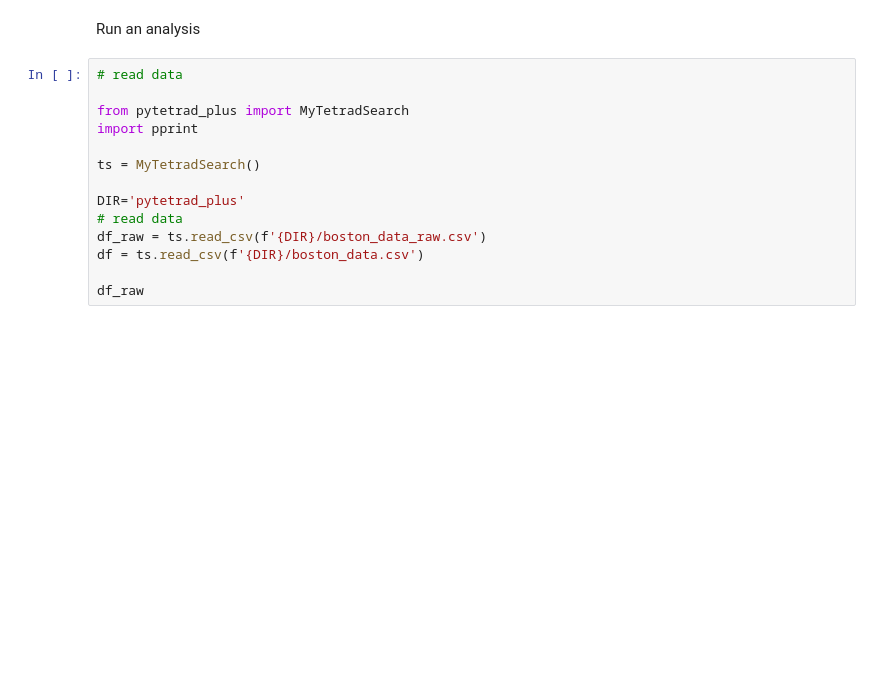
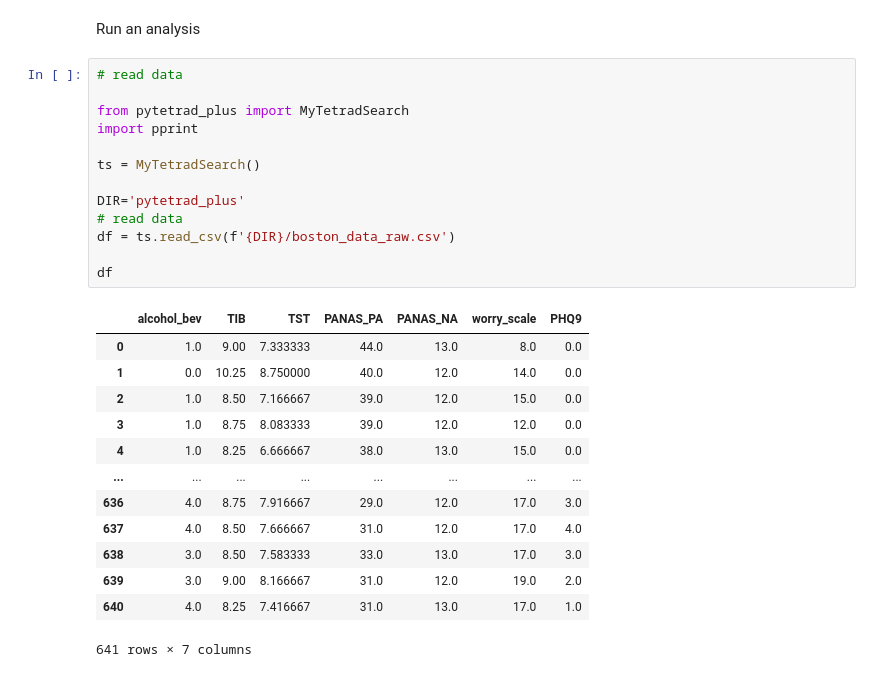
Before and after one commit to kelvinlim/pytetrad_plus, a Jupyter notebook: mypytetrad.ipynb, the cells around one changed output. Saved outputs shown, nothing was run; the diff lists cells and outputs as text; blank space fills up the shorter version.

```diff
--- a/mypytetrad.ipynb
+++ b/mypytetrad.ipynb
@@ -14,17 +17,30 @@ Run an analysis
 # %%
 # read data
 
 from pytetrad_plus import MyTetradSearch
 import pprint
 
 ts = MyTetradSearch()
 
 DIR='pytetrad_plus'
 # read data
-df_raw = ts.read_csv(f'{DIR}/boston_data_raw.csv')
-df = ts.read_csv(f'{DIR}/boston_data.csv')
+df = ts.read_csv(f'{DIR}/boston_data_raw.csv')
 
-df_raw
+df
+# %% [output]
+|  | alcohol_bev | TIB | TST | PANAS_PA | PANAS_NA | worry_scale | PHQ9 |
+| 0 | 1.0 | 9.00 | 7.333333 | 44.0 | 13.0 | 8.0 | 0.0 |
+| 1 | 0.0 | 10.25 | 8.750000 | 40.0 | 12.0 | 14.0 | 0.0 |
+| 2 | 1.0 | 8.50 | 7.166667 | 39.0 | 12.0 | 15.0 | 0.0 |
+| 3 | 1.0 | 8.75 | 8.083333 | 39.0 | 12.0 | 12.0 | 0.0 |
+| 4 | 1.0 | 8.25 | 6.666667 | 38.0 | 13.0 | 15.0 | 0.0 |
+| ... | ... | ... | ... | ... | ... | ... | ... |
+| 636 | 4.0 | 8.75 | 7.916667 | 29.0 | 12.0 | 17.0 | 3.0 |
+| 637 | 4.0 | 8.50 | 7.666667 | 31.0 | 12.0 | 17.0 | 4.0 |
+| 638 | 3.0 | 8.50 | 7.583333 | 33.0 | 13.0 | 17.0 | 3.0 |
+| 639 | 3.0 | 9.00 | 8.166667 | 31.0 | 12.0 | 19.0 | 2.0 |
+| 640 | 4.0 | 8.25 | 7.416667 | 31.0 | 13.0 | 17.0 | 1.0 |
+641 rows × 7 columns
 # %%
 # add the lag columns
 df_lag = ts.add_lag_columns(df, lag_stub='_lag')
```
Also changed, not shown: parts of 6 cells of this notebook.
